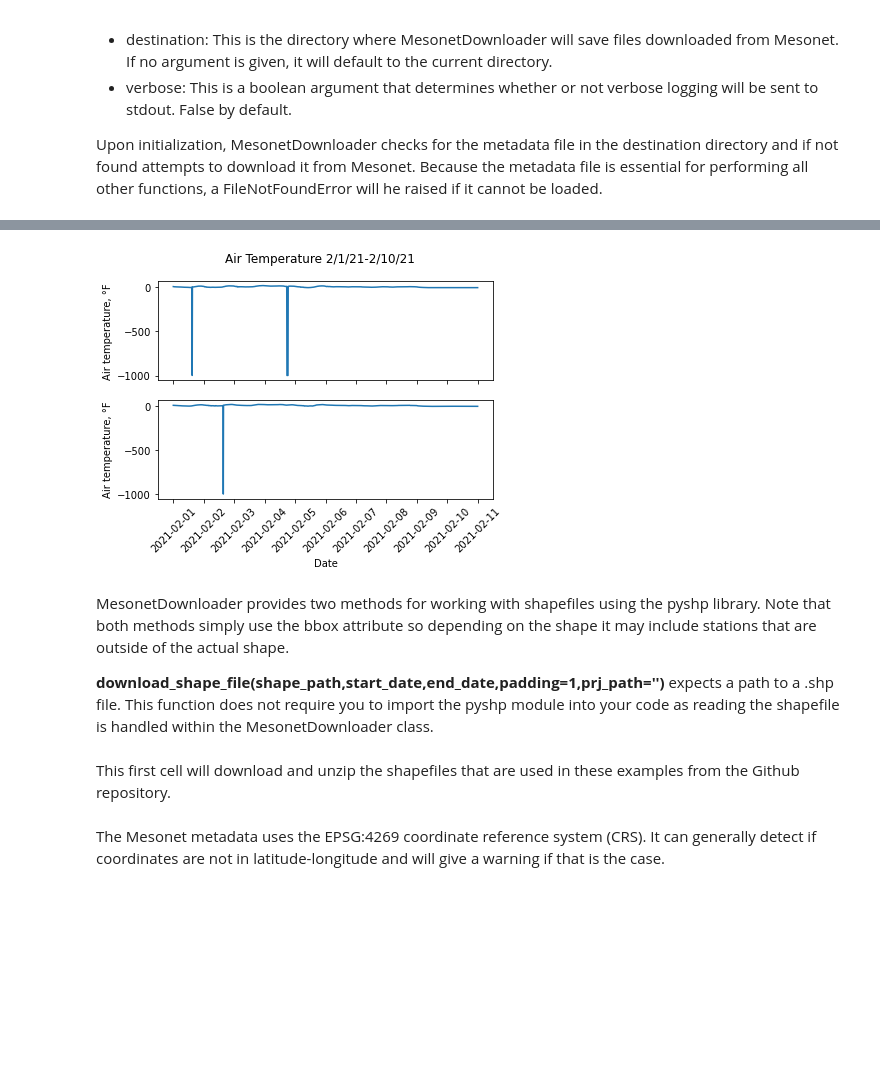
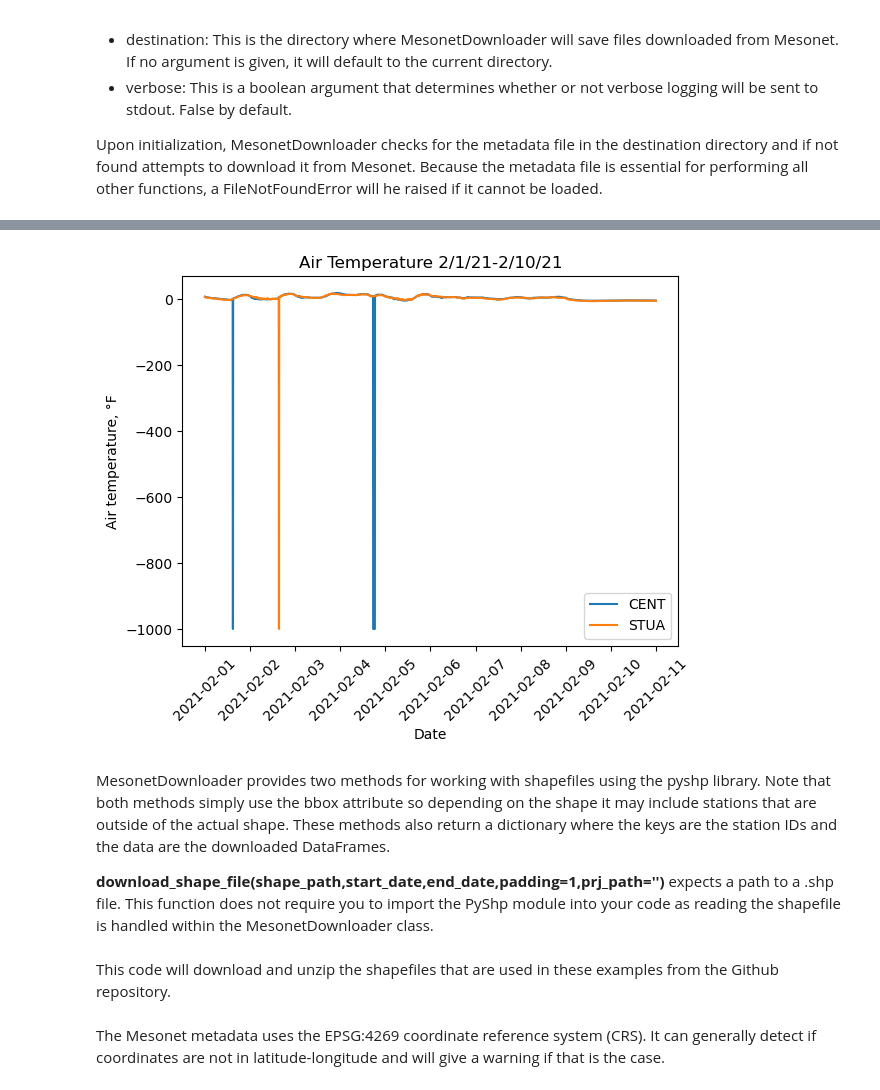
Before and after one commit to bjrubinstein/okmesopy, a Jupyter notebook: examples/examples.ipynb, the cells around one changed output, grey strips where cells are left out. Drawn from its saved outputs; the diff is of its cells as text; code cells hidden in the pictures; blank space fills up the shorter version.

Commit message:
Updated examples notebook

```diff
--- a/examples/examples.ipynb
+++ b/examples/examples.ipynb
@@ -65,24 +82,21 @@ ticks = plt.xticks(rotation = 45)
 # %%
 bbox = [-96.5,34,-96,35]
 bbox_data = downloader.download_bounding_box(bbox,start_date,end_date)
-fig, axs = plt.subplots(2, sharex=True, sharey=True)
-fig.suptitle('Air Temperature 2/1/21-2/10/21')
-cent_data = bbox_data.loc[bbox_data['STID'] == 'CENT']
-stua_data = bbox_data.loc[bbox_data['STID'] == 'STUA']
-axs[0].plot(cent_data['DATETIME'],cent_data['TAIR'])
-axs[1].plot(stua_data['DATETIME'],stua_data['TAIR'])
-for ax in axs.flat:
-    ax.set(xlabel='Date', ylabel='Air temperature, °F')
-    ax.label_outer()
+for key in bbox_data:
+    plt.plot(bbox_data[key]['DATETIME'],bbox_data[key]['TAIR'],label=key)
+plt.title('Air Temperature 2/1/21-2/10/21')
+plt.xlabel('Date')
+plt.ylabel('Air temperature, °F')
+plt.legend()
 ticks = plt.xticks(rotation = 45)
 # %% [output]
-[figure, old version]
+[figure, new version]
 # %% [markdown]
-MesonetDownloader provides two methods for working with shapefiles using the pyshp library. Note that both methods simply use the bbox attribute so depending on the shape it may include stations that are outside of the actual shape.
+MesonetDownloader provides two methods for working with shapefiles using the pyshp library. Note that both methods simply use the bbox attribute so depending on the shape it may include stations that are outside of the actual shape. These methods also return a dictionary where the keys are the station IDs and the data are the downloaded DataFrames.
 
-**download_shape_file(shape_path,start_date,end_date,padding=1,prj_path='')** expects a path to a .shp file. This function does not require you to import the pyshp module into your code as reading the shapefile is handled within the MesonetDownloader class.
+**download_shape_file(shape_path,start_date,end_date,padding=1,prj_path='')** expects a path to a .shp file. This function does not require you to import the PyShp module into your code as reading the shapefile is handled within the MesonetDownloader class.
 # %% [markdown]
-This first cell will download and unzip the shapefiles that are used in these examples from the Github repository.
+This code will download and unzip the shapefiles that are used in these examples from the Github repository.
 # %%
 # URL where the zipped shapefiles are
 git = 'https://github.com/bjrubinstein/okmesopy/blob/main/examples/shapefiles'
```
Also changed, not shown: parts of 34 cells of this notebook.
